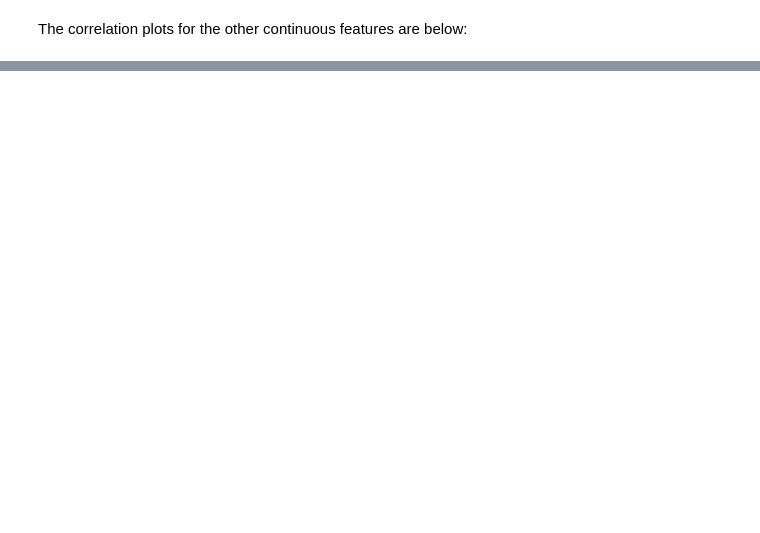
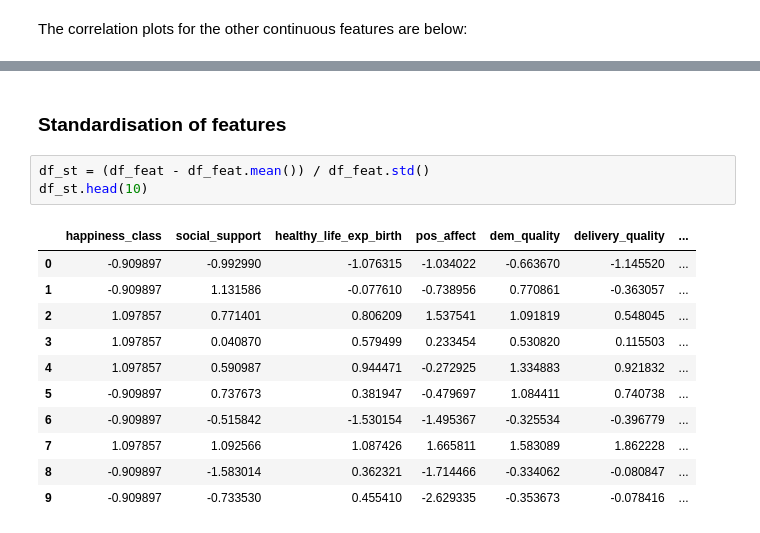
Before and after one commit to thanders/COMP47350_happiness, a Jupyter notebook: submission_project/final_notebook.ipynb, the cells around one changed output, grey strips where cells are left out. Saved outputs shown, nothing was run; the diff lists cells and outputs as text; blank space fills up the shorter version.

```diff
--- a/submission_project/final_notebook.ipynb
+++ b/submission_project/final_notebook.ipynb
@@ -855,0 +979,17 @@ df_train.plot(kind='scatter', y='Happiness Score', x='Under-five mortality rate'
+# %% [markdown]
+### Standardisation of features
+# %%
+df_st = (df_feat - df_feat.mean()) / df_feat.std()
+df_st.head(10)
+# %% [output]
+|  | happiness_class | social_support | healthy_life_exp_birth | pos_affect | dem_quality | delivery_quality | ... |
+| 0 | -0.909897 | -0.992990 | -1.076315 | -1.034022 | -0.663670 | -1.145520 | ... |
+| 1 | -0.909897 | 1.131586 | -0.077610 | -0.738956 | 0.770861 | -0.363057 | ... |
+| 2 | 1.097857 | 0.771401 | 0.806209 | 1.537541 | 1.091819 | 0.548045 | ... |
+| 3 | 1.097857 | 0.040870 | 0.579499 | 0.233454 | 0.530820 | 0.115503 | ... |
+| 4 | 1.097857 | 0.590987 | 0.944471 | -0.272925 | 1.334883 | 0.921832 | ... |
+| 5 | -0.909897 | 0.737673 | 0.381947 | -0.479697 | 1.084411 | 0.740738 | ... |
+| 6 | -0.909897 | -0.515842 | -1.530154 | -1.495367 | -0.325534 | -0.396779 | ... |
+| 7 | 1.097857 | 1.092566 | 1.087426 | 1.665811 | 1.583089 | 1.862228 | ... |
+| 8 | -0.909897 | -1.583014 | 0.362321 | -1.714466 | -0.334062 | -0.080847 | ... |
+| 9 | -0.909897 | -0.733530 | 0.455410 | -2.629335 | -0.353673 | -0.078416 | ... |
```
Also changed, not shown: parts of 96 cells of this notebook, 1 other file.
